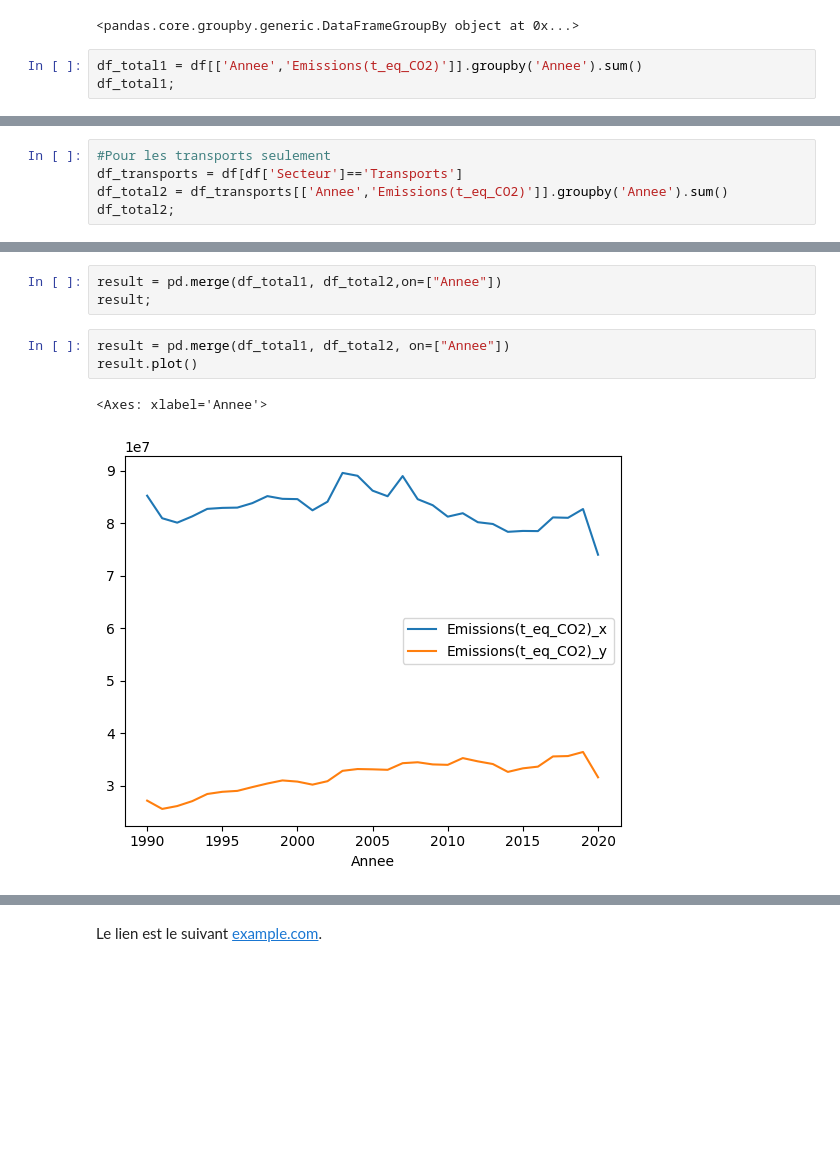
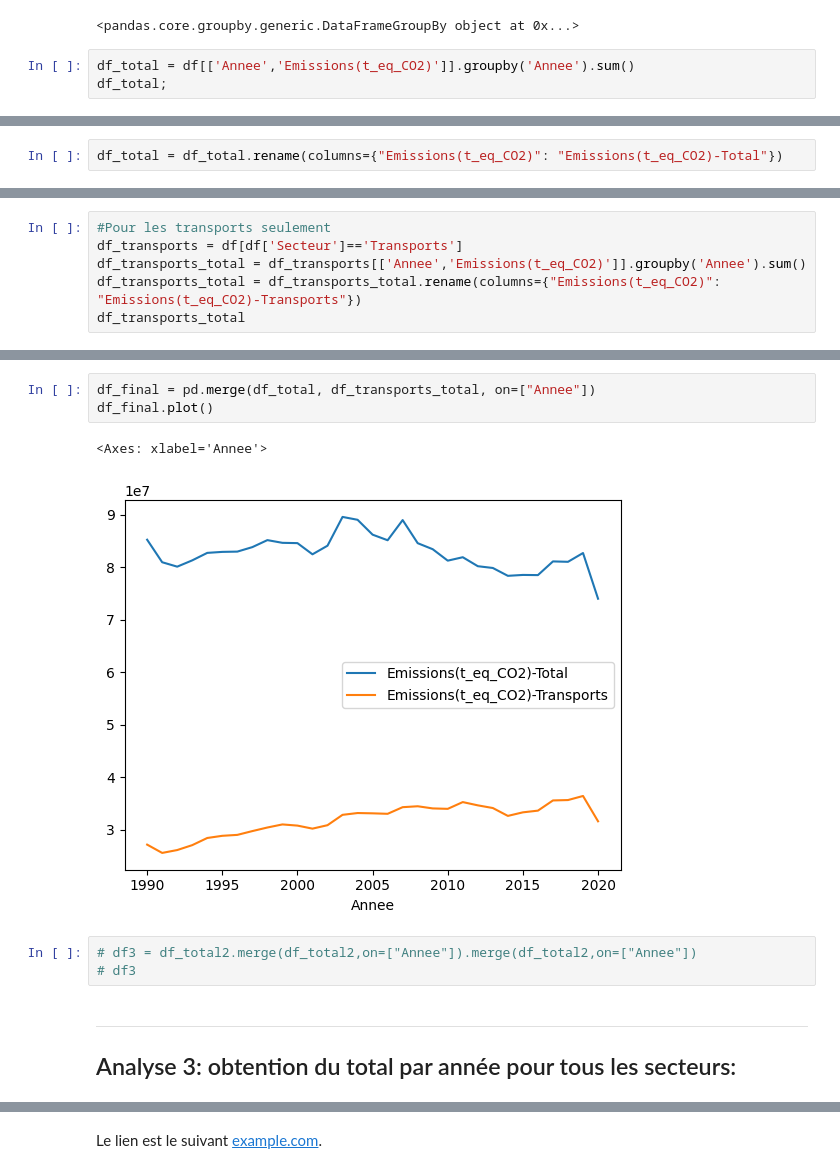
Before and after one commit to benjamingosselincliche/sciencesdelanature-garneau-catalogue-jupyter, a Jupyter notebook: catalogue/201-SN2-05-Ecologie/Les_GES_au_Quebec/Les_GES_au_Quebec.ipynb, the cells around one changed output, grey strips where cells are left out. Saved outputs shown, nothing was run; the diff lists cells and outputs as text; blank space fills up the shorter version.

```diff
--- a/catalogue/201-SN2-05-Ecologie/Les_GES_au_Quebec/Les_GES_au_Quebec.ipynb
+++ b/catalogue/201-SN2-05-Ecologie/Les_GES_au_Quebec/Les_GES_au_Quebec.ipynb
@@ -176,6 +158,6 @@ df[['Annee','Emissions(t_eq_CO2)']].groupby('Annee')
 # %% [output]
 <pandas.core.groupby.generic.DataFrameGroupBy object at 0x...>
 # %%
-df_total1 = df[['Annee','Emissions(t_eq_CO2)']].groupby('Annee').sum()
-df_total1;
+df_total = df[['Annee','Emissions(t_eq_CO2)']].groupby('Annee').sum()
+df_total;
 # %%
@@ -183,2 +165,4 @@ df_total1.columns
 # %% [output]
 Index(['Emissions(t_eq_CO2)'], dtype='object')
+# %%
+df_total = df_total.rename(columns={"Emissions(t_eq_CO2)": "Emissions(t_eq_CO2)-Total"})
@@ -190,5 +189,6 @@ df_total1.plot()
 # %%
 #Pour les transports seulement
 df_transports = df[df['Secteur']=='Transports']
-df_total2 = df_transports[['Annee','Emissions(t_eq_CO2)']].groupby('Annee').sum()
-df_total2;
+df_transports_total = df_transports[['Annee','Emissions(t_eq_CO2)']].groupby('Annee').sum()
+df_transports_total = df_transports_total.rename(columns={"Emissions(t_eq_CO2)": "Emissions(t_eq_CO2)-Transports"})
+df_transports_total
@@ -195,9 +214,12 @@ df_total2;
-# %%
-result = pd.merge(df_total1, df_total2,on=["Annee"])
-result;
 # %%
-result = pd.merge(df_total1, df_total2, on=["Annee"])
-result.plot()
+df_final = pd.merge(df_total, df_transports_total, on=["Annee"])
+df_final.plot()
 # %% [output]
 <Axes: xlabel='Annee'>
-[figure, old version]
+[figure, new version]
+# %%
+# df3 = df_total2.merge(df_total2,on=["Annee"]).merge(df_total2,on=["Annee"])
+# df3
+# %% [markdown]
+---
+## Analyse 3: obtention du total par année pour tous les secteurs:
```
Also changed, not shown: parts of 16 cells of this notebook, 3 other files.
